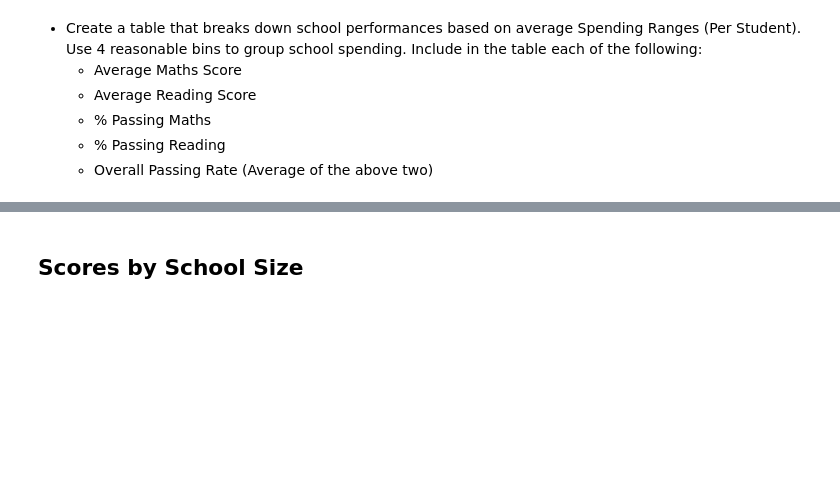
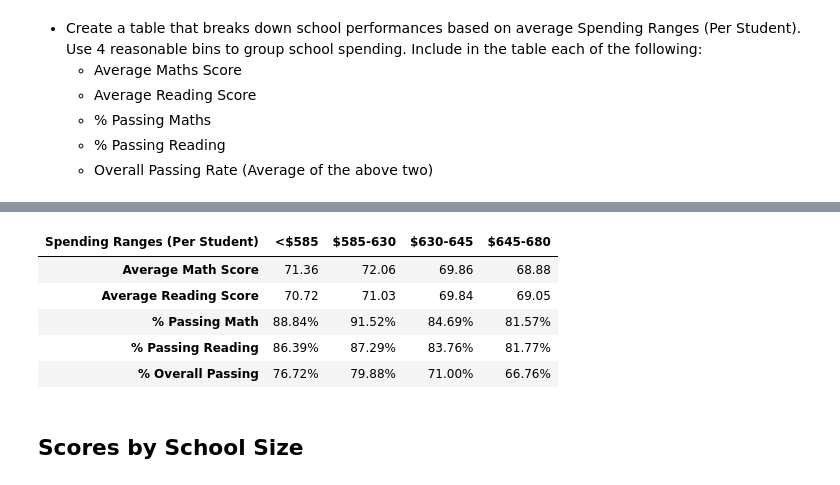
Before and after one commit to au-jr/pandas-challenge, a Jupyter notebook: PyCitySchools/PyCitySchools_starter.ipynb, the cells around one changed output, grey strips where cells are left out. Saved outputs shown, nothing was run; the diff lists cells and outputs as text; code cells hidden in the pictures; blank space fills up the shorter version.

```diff
--- a/PyCitySchools/PyCitySchools_starter.ipynb
+++ b/PyCitySchools/PyCitySchools_starter.ipynb
@@ -649,3 +621,29 @@ Name: % Overall Passing, dtype: float64
+# %%
+spending_math_scores = round(spending_summary_df.groupby(["Spending Ranges (Per Student)"])["Average Math Score"].mean(), 2)
+
+
+spending_reading_scores = round(spending_summary_df.groupby(["Spending Ranges (Per Student)"])["Average Reading Score"].mean(), 2)
+
+
+spending_passing_math = spending_summary_df.groupby(["Spending Ranges (Per Student)"])["% Passing Math"].mean().map('{:.2%}'.format)
+
+
+spending_passing_reading = spending_summary_df.groupby(["Spending Ranges (Per Student)"])["% Passing Reading"].mean().map('{:.2%}'.format)
+
+
+overall_passing_spending = spending_summary_df.groupby(["Spending Ranges (Per Student)"])["% Overall Passing"].mean().map('{:.2%}'.format)
+
+spending_summary = pd.DataFrame([spending_math_scores, spending_reading_scores, spending_passing_math,
+                                spending_passing_reading, overall_passing_spending])
+# %%
+spending_summary
+# %% [output]
+| Spending Ranges (Per Student) | <$585 | $585-630 | $630-645 | $645-680 |
+| Average Math Score | 71.36 | 72.06 | 69.86 | 68.88 |
+| Average Reading Score | 70.72 | 71.03 | 69.84 | 69.05 |
+| % Passing Math | 88.84% | 91.52% | 84.69% | 81.57% |
+| % Passing Reading | 86.39% | 87.29% | 83.76% | 81.77% |
+| % Overall Passing | 76.72% | 79.88% | 71.00% | 66.76% |
 # %% [markdown]
 ## Scores by School Size
 # %% [markdown]
```
Also changed, not shown: parts of 41 cells of this notebook, 2 other files.
